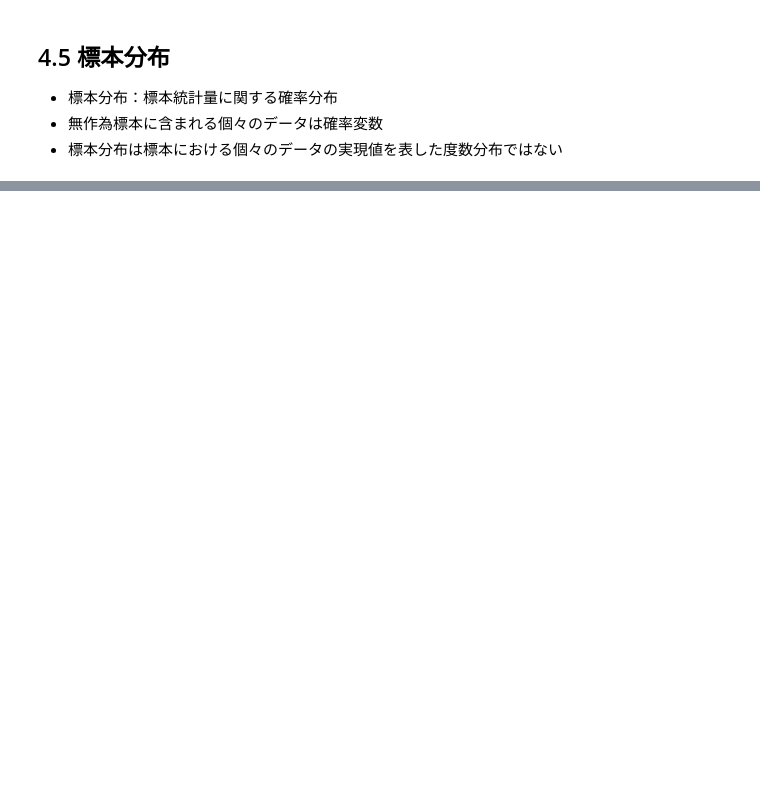
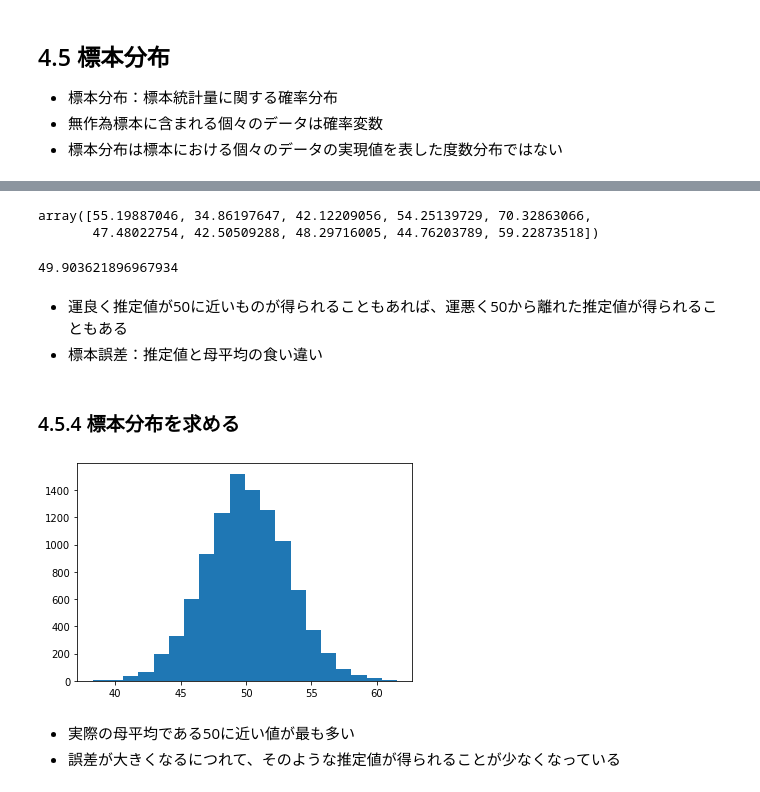
Before and after one commit to nakashi120/r-easy-stats-by-python, a Jupyter notebook: code/Chapter4.ipynb, the cells around one changed output, grey strips where cells are left out. Cells and saved outputs as stored; diff of their text form; code cells hidden in the pictures; blank space fills up the shorter version.

```diff
--- a/code/Chapter4.ipynb
+++ b/code/Chapter4.ipynb
@@ -209,0 +203,33 @@ plt.hist(x, bins=20)
+# %%
+# 正規分布からサンプルデータを作ってみる
+sample = np.random.normal(50, 10, 10)
+# %%
+# データの確認
+sample
+# %% [output]
+array([55.19887046, 34.86197647, 42.12209056, 54.25139729, 70.32863066,
+       47.48022754, 42.50509288, 48.29716005, 44.76203789, 59.22873518])
+# %%
+# 平均
+np.average(sample)
+# %% [output]
+49.903621896967934
+# %% [markdown]
+- 運良く推定値が50に近いものが得られることもあれば、運悪く50から離れた推定値が得られることもある
+- 標本誤差：推定値と母平均の食い違い
+# %% [markdown]
+### 4.5.4 標本分布を求める
+# %%
+# n=10の標本抽出を10,000回繰り返して、標本平均がとりやすい値の傾向を見る
+avg = []
+for i in range(10000):
+    sample = np.random.normal(50, 10, 10)
+    avg.append(np.average(sample))
+# %%
+plt.hist(avg, bins=20)
+plt.show()
+# %% [output]
+[figure, added]
+# %% [markdown]
+- 実際の母平均である50に近い値が最も多い
+- 誤差が大きくなるにつれて、そのような推定値が得られることが少なくなっている
```
Also changed, not shown: parts of 18 cells of this notebook.
